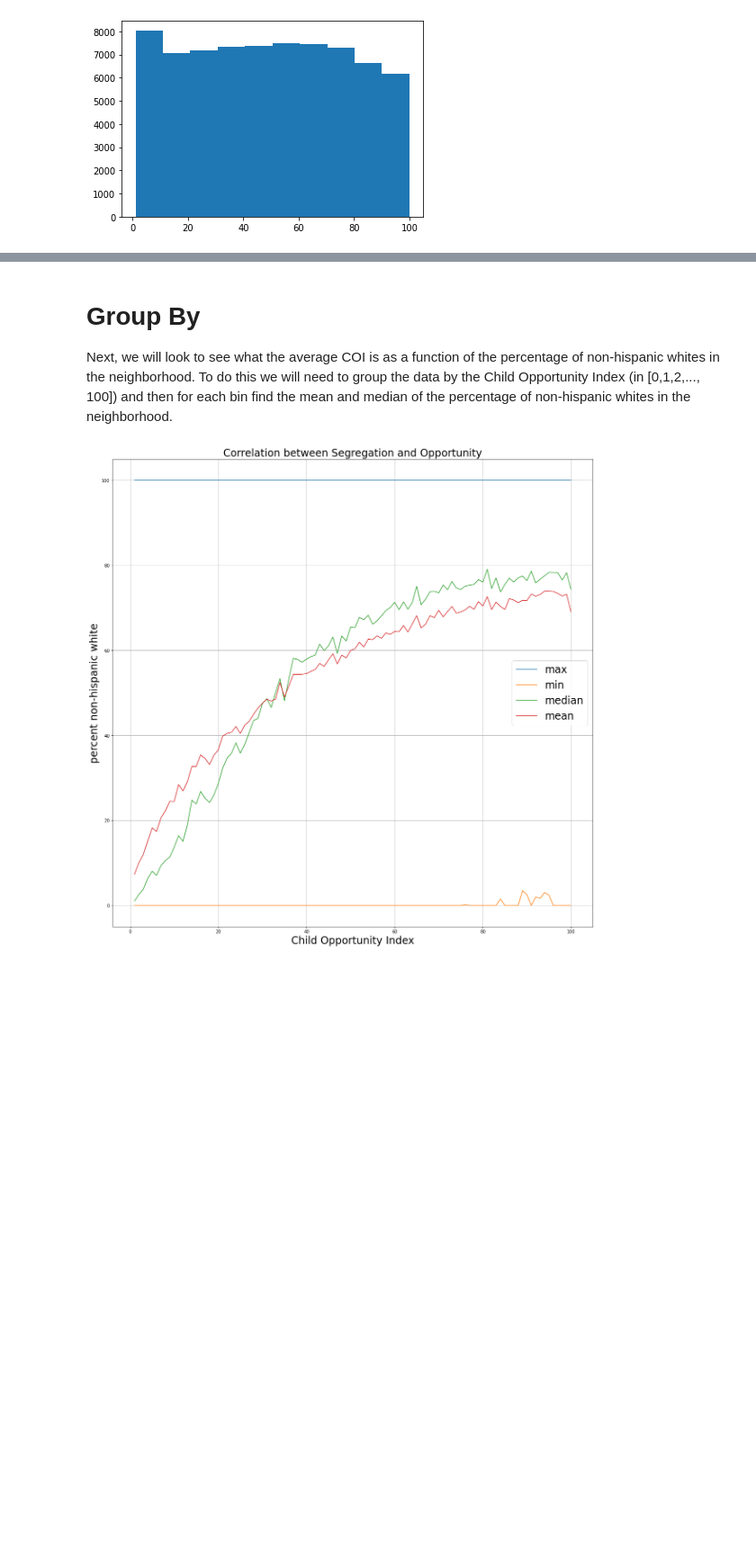
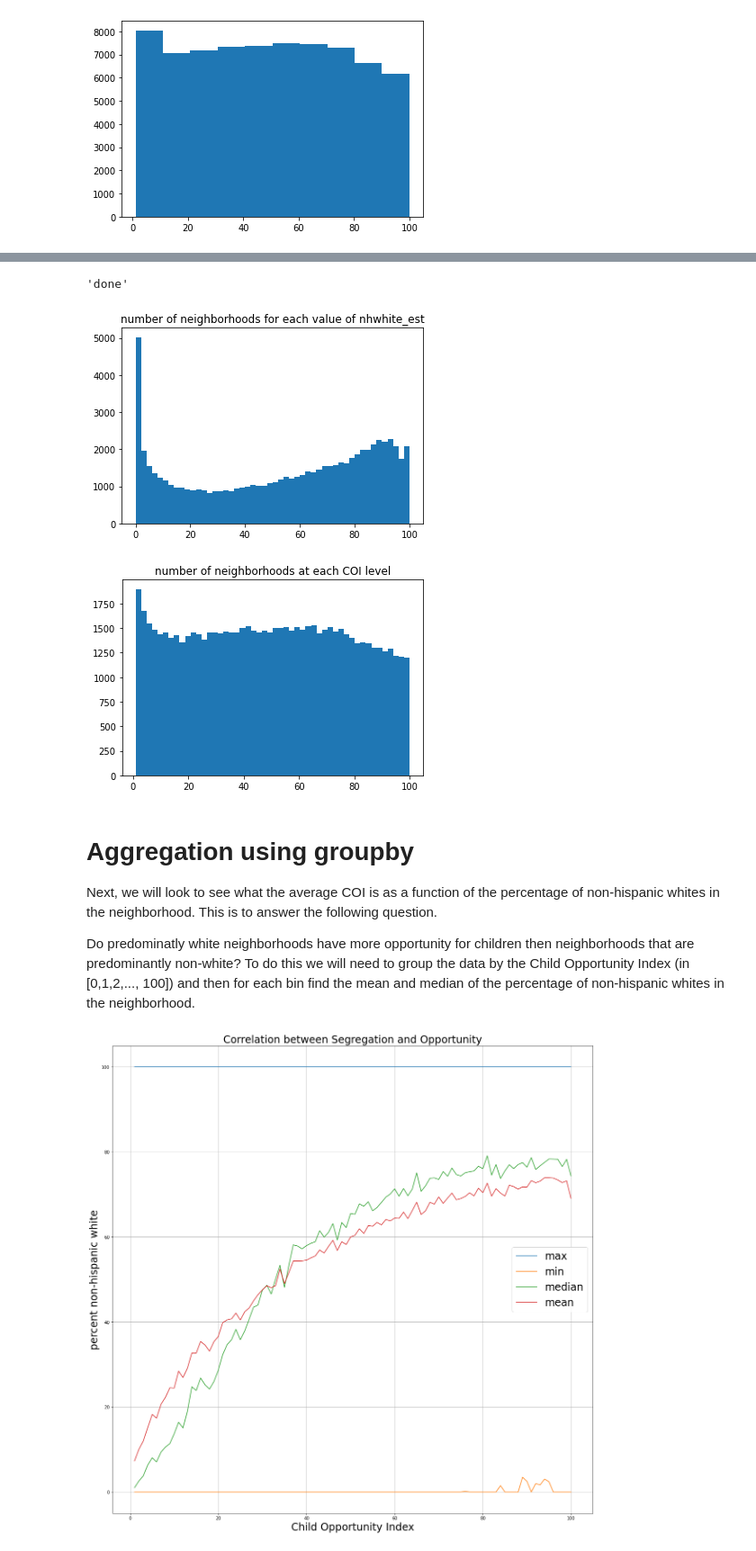
Before and after one commit to tjhickey724/cs103a, a Jupyter notebook: ChildOpportunity.ipynb, the cells around one changed output, grey strips where cells are left out. Shown: that part at 90% size. Saved outputs shown, nothing was run; the diff lists cells and outputs as text; code cells hidden in the pictures; blank space fills up the shorter version.

```diff
--- a/ChildOpportunity.ipynb
+++ b/ChildOpportunity.ipynb
@@ -306,6 +271,22 @@ plt.hist(df2['r_COI_nat'],bins=50)
+# %%
+
+plt.figure()
+plt.hist(df2[col],bins=50)
+plt.title("number of neighborhoods for each value of "+col)
+plt.figure()
+plt.hist(df2['r_COI_nat'],bins=50)
+plt.title("number of neighborhoods at each COI level")
+'done'
+# %% [output]
+'done'
+[figure, added]
+[figure, added]
 # %% [markdown]
-# Group By
+# Aggregation using groupby
 Next, we will look to see what the average COI is as a function of the percentage of non-hispanic whites in the neighborhood.
+This is to answer the following question.
+
+Do predominatly white neighborhoods have more opportunity for children then neighborhoods that are predominantly non-white?
 To do this we will need to group the data by the Child Opportunity Index (in [0,1,2,..., 100])
 and then for each bin find the mean and median of the percentage of non-hispanic whites in the neighborhood.
 # %%
```
Also changed, not shown: parts of 33 cells of this notebook, 1 other file.
